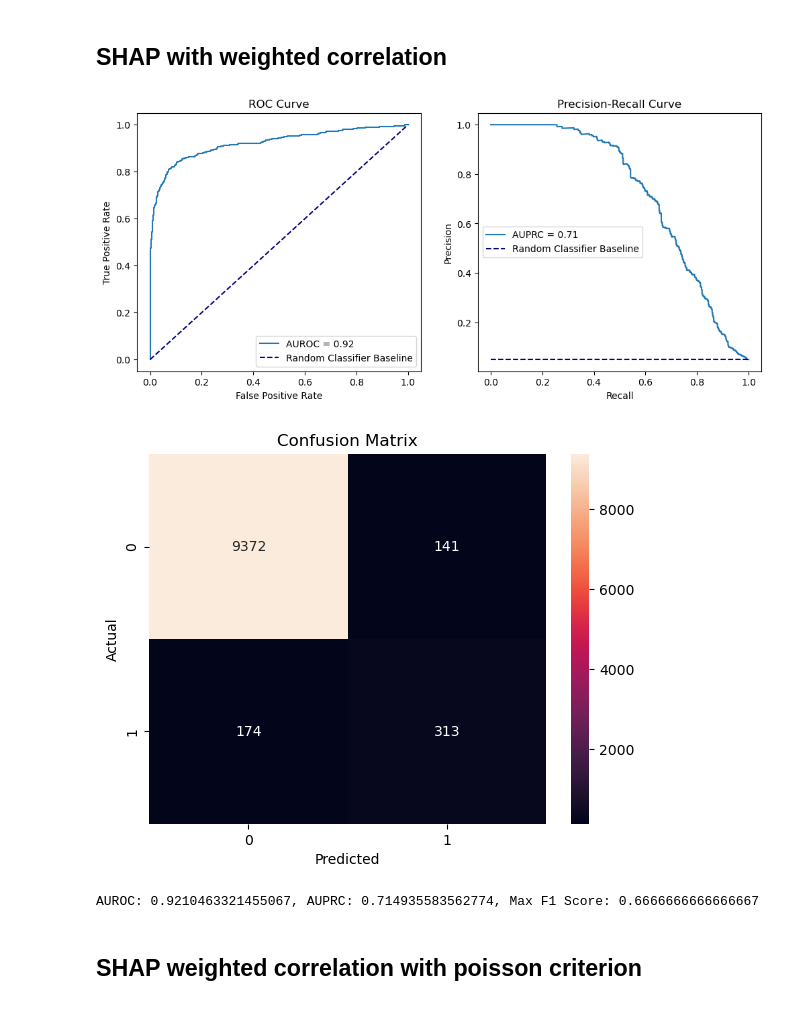
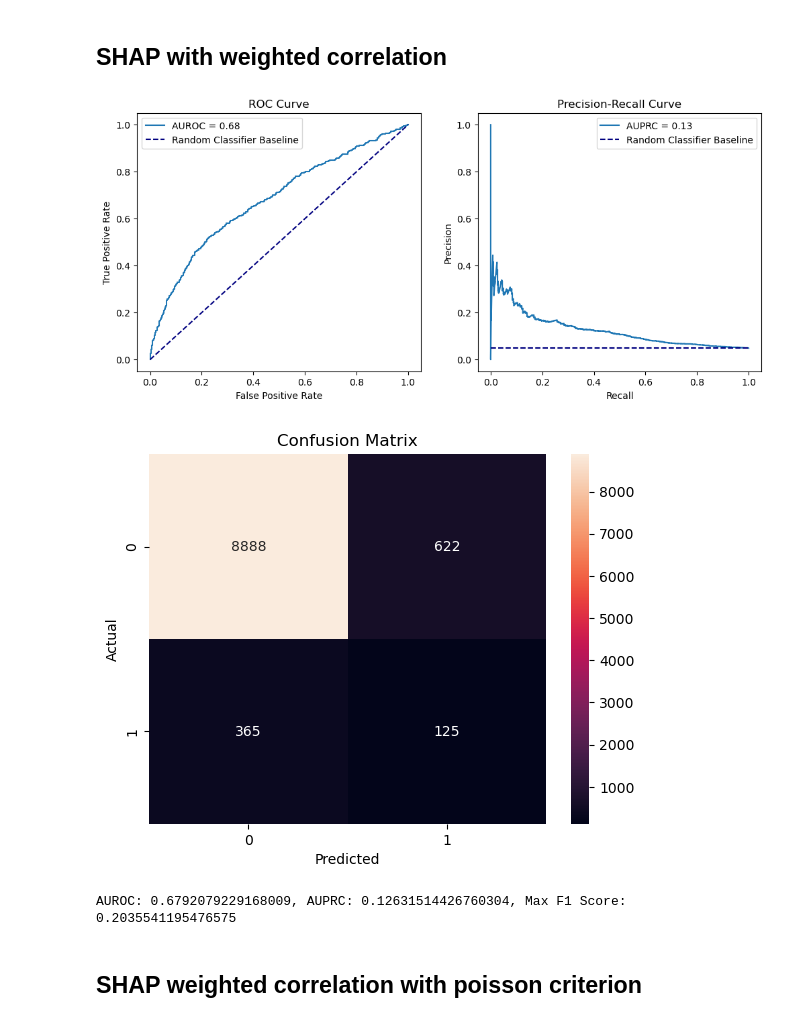
Before and after one commit to Neelhpatel2011/GRN-reconstruction-RFR, a Jupyter notebook: Project1/5_mr_50_cond/GRN_Project1_5mr_DS_Neel_Edits.ipynb, the cells around one changed output. Cells and saved outputs as stored; diff of their text form; code cells hidden in the pictures.

```diff
--- a/Project1/5_mr_50_cond/GRN_Project1_5mr_DS_Neel_Edits.ipynb
+++ b/Project1/5_mr_50_cond/GRN_Project1_5mr_DS_Neel_Edits.ipynb
@@ -535,8 +535,9 @@ def evaluate_metrics(tf_expression, tg_expression, scores, ground_truth_file):
     return auroc, auprc, max_f1, best_threshold
 
 # Load your data
-expression_file = r'C:\Users\Neel Patel\Documents\Github Repositories\Machine-Learning-Biosciences-Final-Project\Project1\100_mr_50_cond\simulated_noNoise.txt'
-ground_truth_file = r'C:\Users\Neel Patel\Documents\Github Repositories\Machine-Learning-Biosciences-Final-Project\Project1\100_mr_50_cond\bipartite_GRN.csv'
+
+expression_file = r'C:\Users\Neel Patel\Documents\Github Repositories\Machine-Learning-Biosciences-Final-Project\Project1\5_mr_50_cond\simulated_noNoise.txt'
+ground_truth_file = r'C:\Users\Neel Patel\Documents\Github Repositories\Machine-Learning-Biosciences-Final-Project\Project1\5_mr_50_cond\bipartite_GRN.csv'
 
 tf_expression, tg_expression = load_data(expression_file)
 
@@ -605 +607,11 @@ print(f"AUROC: {auroc}, AUPRC: {auprc}, Max F1 Score: {max_f1}")
 ... (11 outputs left out)
+# %%
+# Find the best threshold with pruning
+correlation_thresholds = np.linspace(0.1, 0.2, 10)  # Example range of thresholds
+best_threshold, best_pruned_scores, best_auc = find_best_threshold_with_pruning(tf_expression, tg_expression, shap_scores, ground_truth_file, correlation_thresholds)
+
+
+# Evaluate and display metrics for the best threshold
+auroc, auprc, max_f1, _ = evaluate_metrics(tf_expression, tg_expression, best_pruned_scores, ground_truth_file)
+print(f"Best Threshold: {best_threshold}, Best AUROC: {best_auc}")
+print(f"AUROC: {auroc}, AUPRC: {auprc}, Max F1 Score: {max_f1}")
@@ -703,38 +729,38 @@ def evaluate_metrics(tf_expression, tg_expression, scores, ground_truth_file):
     predictions = (scores_flat > best_threshold).astype(int)
     cm = confusion_matrix(y_true_flat, predictions)
     sns.heatmap(cm, annot=True, fmt='d')
     plt.title('Confusion Matrix')
     plt.ylabel('Actual')
     plt.xlabel('Predicted')
     plt.show()
 
     return auroc, auprc, max_f1, best_threshold
 
 # Load your data
-expression_file = r'C:\Users\Neel Patel\Documents\Github Repositories\Machine-Learning-Biosciences-Final-Project\Project1\100_mr_50_cond\simulated_noNoise.txt'
-ground_truth_file = r'C:\Users\Neel Patel\Documents\Github Repositories\Machine-Learning-Biosciences-Final-Project\Project1\100_mr_50_cond\bipartite_GRN.csv'
+expression_file = r'C:\Users\Neel Patel\Documents\Github Repositories\Machine-Learning-Biosciences-Final-Project\Project1\5_mr_50_cond\simulated_noNoise.txt'
+ground_truth_file = r'C:\Users\Neel Patel\Documents\Github Repositories\Machine-Learning-Biosciences-Final-Project\Project1\5_mr_50_cond\bipartite_GRN.csv'
 
 tf_expression, tg_expression = load_data(expression_file)
 
 # Concatenate TF and TG expression data for correlation analysis
 expression_data = np.concatenate([tf_expression, tg_expression], axis=1)
 
 # Train models and calculate SHAP values
 models, shap_values_list = train_models_with_shap(tf_expression, tg_expression)
 
 # Get SHAP scores from the GRN models
 shap_scores = infer_grn_with_shap_scores(models, shap_values_list)
 
 # Apply weighted correlation pruning
 pruned_scores = weighted_correlation_pruning(shap_scores, expression_data, weight_factor=100)
 
 # Evaluate and display metrics for the pruned GRN
 auroc, auprc, max_f1, _ = evaluate_metrics(tf_expression, tg_expression, pruned_scores, ground_truth_file)
 print(f"AUROC: {auroc}, AUPRC: {auprc}, Max F1 Score: {max_f1}")
 # %% [output]
-[figure, old version]
+[figure, new version]
-[figure, old version]
+[figure, new version]
-AUROC: 0.9210463321455067, AUPRC: 0.714935583562774, Max F1 Score: 0.6666666666666667
+AUROC: 0.6792079229168009, AUPRC: 0.12631514426760304, Max F1 Score: 0.2035541195476575
 # %% [markdown]
 ## SHAP weighted correlation with poisson criterion
 # %%
```
Also changed, not shown: parts of 10 cells of this notebook.
